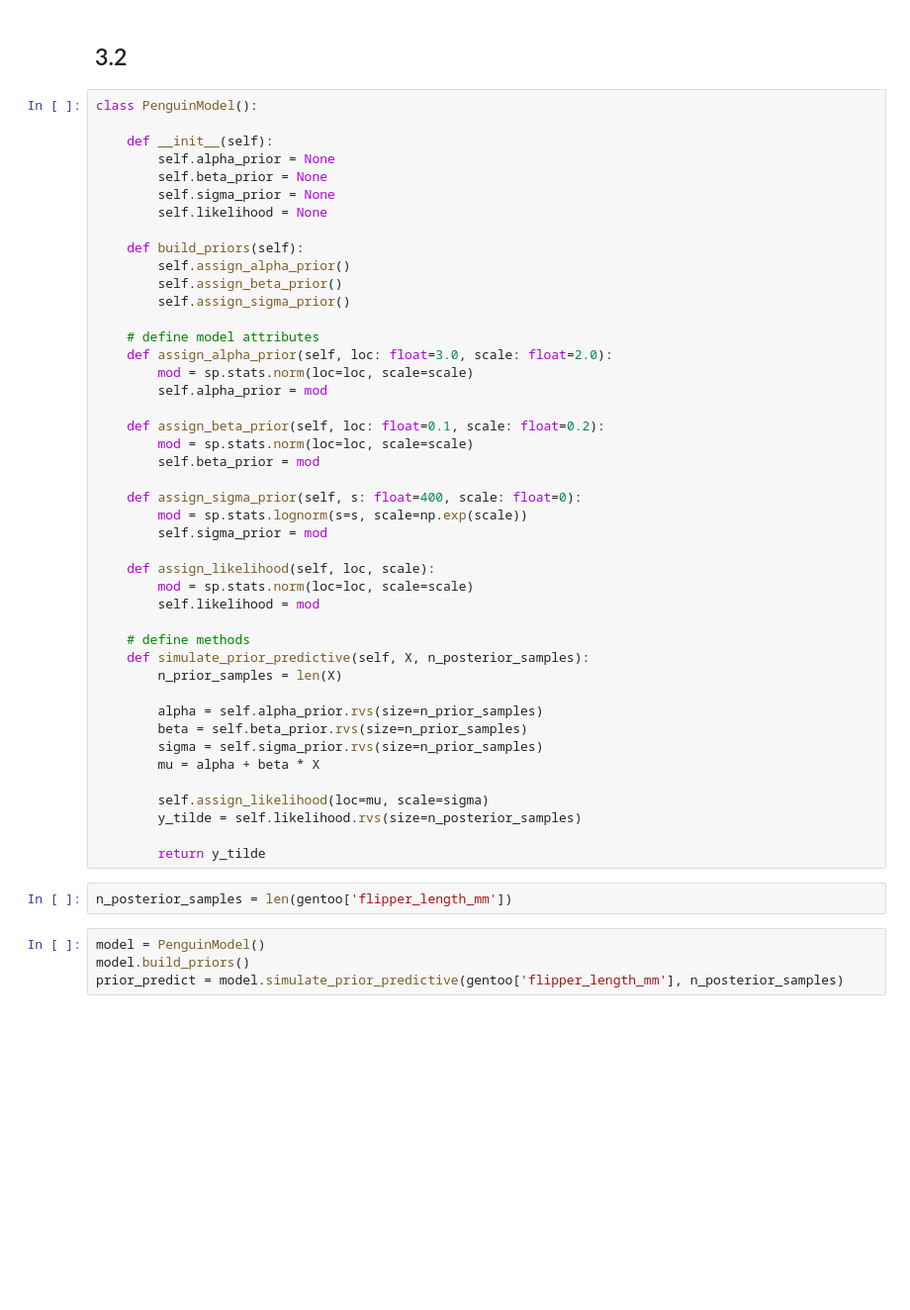
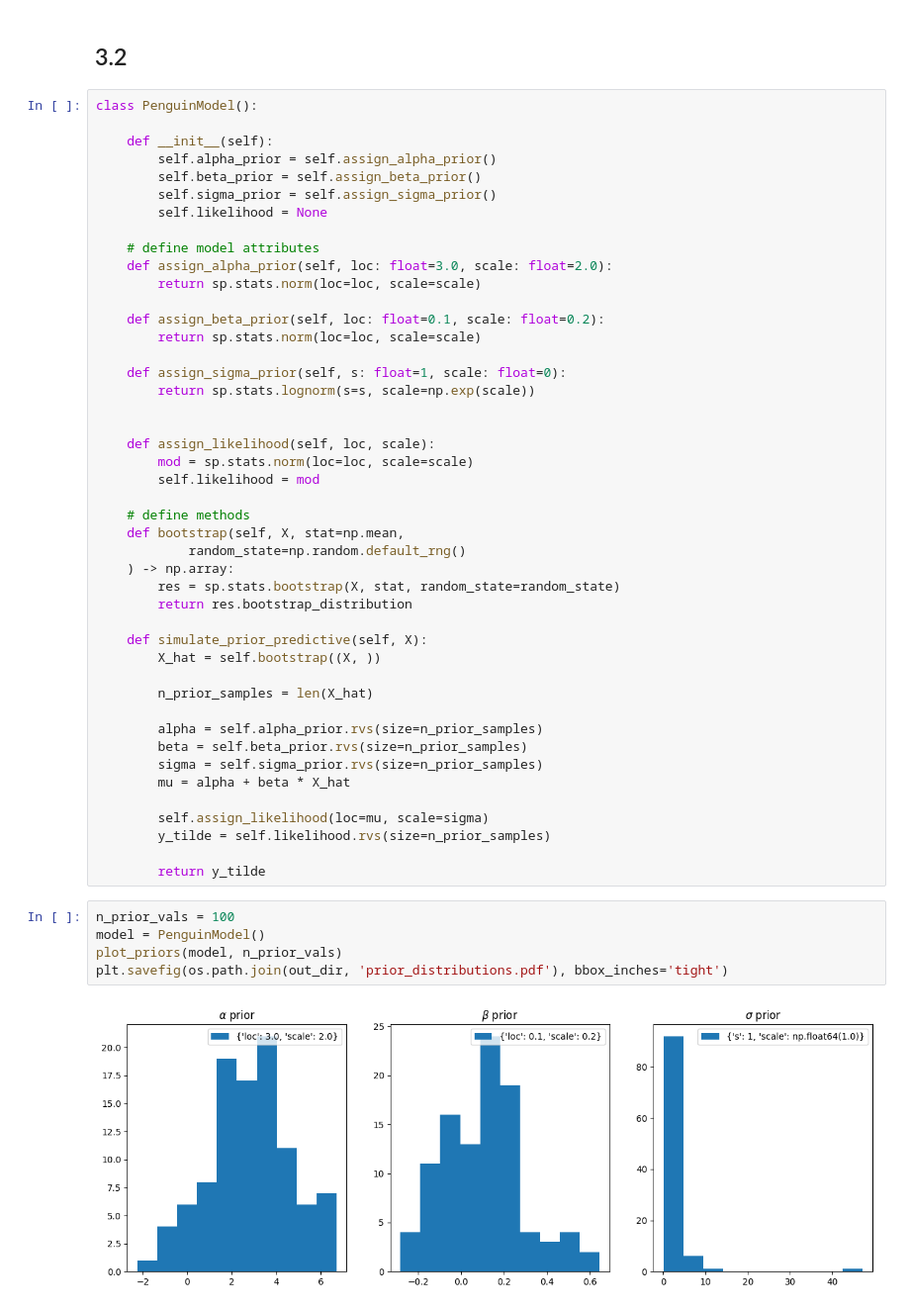
Before and after one commit to ajbarrows/uvmbayes, a Jupyter notebook: notebooks/problem_sets/20240927-problem_set_2.ipynb, the cells around one changed output. Shown at 99% size. Cells and saved outputs as stored; diff of their text form; blank space fills up the shorter version.

```diff
--- a/notebooks/problem_sets/20240927-problem_set_2.ipynb
+++ b/notebooks/problem_sets/20240927-problem_set_2.ipynb
@@ -41,49 +64,51 @@ gentoo = df[df['species'] == our_penguin]
 class PenguinModel():
 
     def __init__(self):
-        self.alpha_prior = None
-        self.beta_prior = None
-        self.sigma_prior = None
+        self.alpha_prior = self.assign_alpha_prior()
+        self.beta_prior = self.assign_beta_prior()
+        self.sigma_prior = self.assign_sigma_prior()
         self.likelihood = None
-
-    def build_priors(self):
-        self.assign_alpha_prior()
-        self.assign_beta_prior()
-        self.assign_sigma_prior()
 
     # define model attributes
     def assign_alpha_prior(self, loc: float=3.0, scale: float=2.0):
-        mod = sp.stats.norm(loc=loc, scale=scale)
-        self.alpha_prior = mod
+        return sp.stats.norm(loc=loc, scale=scale)
 
     def assign_beta_prior(self, loc: float=0.1, scale: float=0.2):
-        mod = sp.stats.norm(loc=loc, scale=scale)
-        self.beta_prior = mod
+        return sp.stats.norm(loc=loc, scale=scale)
 
-    def assign_sigma_prior(self, s: float=400, scale: float=0):
-        mod = sp.stats.lognorm(s=s, scale=np.exp(scale))
-        self.sigma_prior = mod
+    def assign_sigma_prior(self, s: float=1, scale: float=0):
+        return sp.stats.lognorm(s=s, scale=np.exp(scale))
+
 
     def assign_likelihood(self, loc, scale):
         mod = sp.stats.norm(loc=loc, scale=scale)
         self.likelihood = mod
 
     # define methods
-    def simulate_prior_predictive(self, X, n_posterior_samples):
-        n_prior_samples = len(X)
+    def bootstrap(self, X, stat=np.mean,
+            random_state=np.random.default_rng()
+    ) -> np.array:
+        res = sp.stats.bootstrap(X, stat, random_state=random_state)
+        return res.bootstrap_distribution
+
+    def simulate_prior_predictive(self, X):
+        X_hat = self.bootstrap((X, ))
+
+        n_prior_samples = len(X_hat)
 
         alpha = self.alpha_prior.rvs(size=n_prior_samples)
         beta = self.beta_prior.rvs(size=n_prior_samples)
         sigma = self.sigma_prior.rvs(size=n_prior_samples)
-        mu = alpha + beta * X
+        mu = alpha + beta * X_hat
 
         self.assign_likelihood(loc=mu, scale=sigma)
-        y_tilde = self.likelihood.rvs(size=n_posterior_samples)
+        y_tilde = self.likelihood.rvs(size=n_prior_samples)
 
         return y_tilde
-# %%
-n_posterior_samples = len(gentoo['flipper_length_mm'])
-# %%
-model = PenguinModel()
-model.build_priors()
-prior_predict = model.simulate_prior_predictive(gentoo['flipper_length_mm'], n_posterior_samples)
+# %%
+n_prior_vals = 100
+model = PenguinModel()
+plot_priors(model, n_prior_vals)
+plt.savefig(os.path.join(out_dir, 'prior_distributions.pdf'), bbox_inches='tight')
+# %% [output]
+[figure, added]
```
Also changed, not shown: parts of 11 cells of this notebook, 5 other files.
